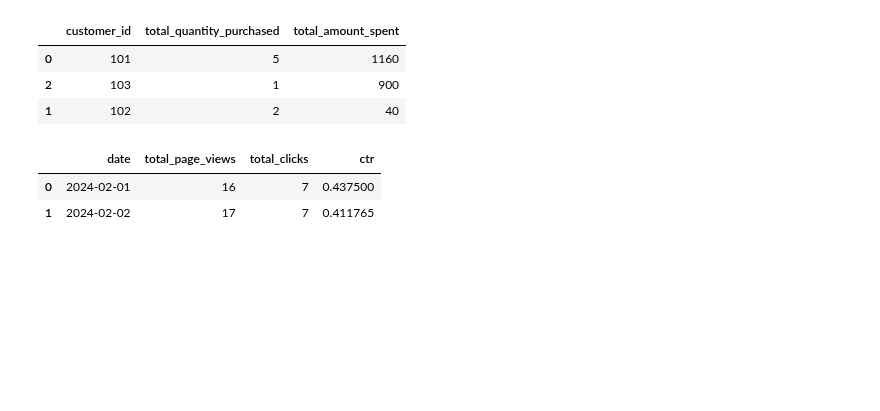
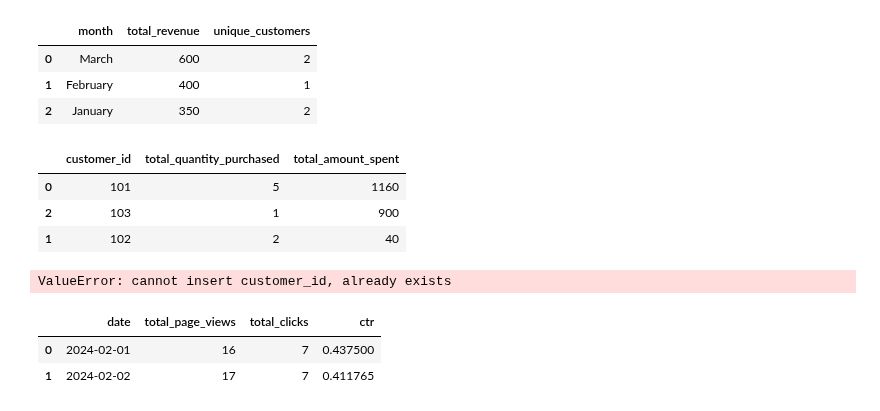
Before and after one commit to edmiller824/sf_tech, a Jupyter notebook: reps.ipynb, the cells around one changed output. Cells and saved outputs as stored; diff of their text form; code cells hidden in the pictures; blank space fills up the shorter version.

Commit message:
pandas practice problems, and updating the gitignore document to prevent new file from git process

```diff
--- a/reps.ipynb
+++ b/reps.ipynb
@@ -1,3 +24,50 @@
+# %%
+"""
+From orders (with order_id, customer_id, order_date, status, total_amount):
+	1.	Keep only orders that are:
+	•	status in ["shipped", "delivered"]
+	•	order_date in 2024
+	2.	Add a column month as the month name from order_date.
+	3.	For each month, calculate:
+	•	total revenue
+	•	number of unique customers
+	4.	Sort months by total revenue descending.
+	5.	Output columns: month, total_revenue, unique_customers.
+"""
+
+import pandas as pd
+
+orders = pd.DataFrame({
+    "order_id": [101, 102, 103, 104, 105, 106, 107, 108],
+    "customer_id": [1, 2, 1, 3, 4, 2, 1, 3],
+    "order_date": pd.to_datetime([
+        "2024-01-15", "2024-01-22", "2024-02-10", "2024-02-28",
+        "2024-03-03", "2024-03-21", "2023-12-30", "2024-03-15"
+    ]),
+    "status": [
+        "shipped", "delivered", "pending", "shipped",
+        "delivered", "cancelled", "shipped", "delivered"
+    ],
+    "total_amount": [200, 150, 300, 400, 250, 500, 180, 350]
+})
+
+stati = ['shipped', 'delivered']
+
+filtered = orders[(orders['status'].isin(stati)) & (orders['order_date'].dt.year == 2024)]
+filtered = filtered.copy()
+filtered['month'] = filtered['order_date'].dt.month_name()
+
+output = (filtered.groupby('month')
+          .agg(total_revenue=('total_amount', 'sum'), unique_customers=('customer_id', 'nunique'))
+          .sort_values(by='total_revenue', ascending=False)
+          .reset_index()
+)
+output
+# %% [output]
+|  | month | total_revenue | unique_customers |
+| 0 | March | 600 | 2 |
+| 1 | February | 400 | 1 |
+| 2 | January | 350 | 2 |
 # %%
 # Your turn:
 	# 2.	Join them so you can see product_name and price_per_unit in the orders data.
@@ -38,6 +108,24 @@ df
 | 0 | 101 | 5 | 1160 |
 | 2 | 103 | 1 | 900 |
 | 1 | 102 | 2 | 40 |
+# %%
+"""
+Task: Get the top product per customer by total spending.
+	1.	Start from the merged DataFrame (orders + products).
+	2.	Calculate total_price (you already know this).
+	3.	Group by both customer_id and product_name, summing up total_price.
+	4.	For each customer, keep only the product with the highest total spending.
+	5.	Sort the final result by customer_id.
+"""
+merged['total_price'] = merged['quantity'] * merged['price_per_unit']
+df = (
+    merged.groupby(['customer_id', 'product_name'])['total_price'].
+    sum().
+    reset_index()
+      )
+df.groupby('customer_id', group_keys=False).apply(lambda x: x.nlargest(1, 'total_price')).sort_values(by='customer_id').reset_index(drop=True)
+# %% [output]
+ValueError: cannot insert customer_id, already exists
 # %%
 import pandas as pd
 
```
Also changed, not shown: parts of 1 cell of this notebook, 1 other file.
